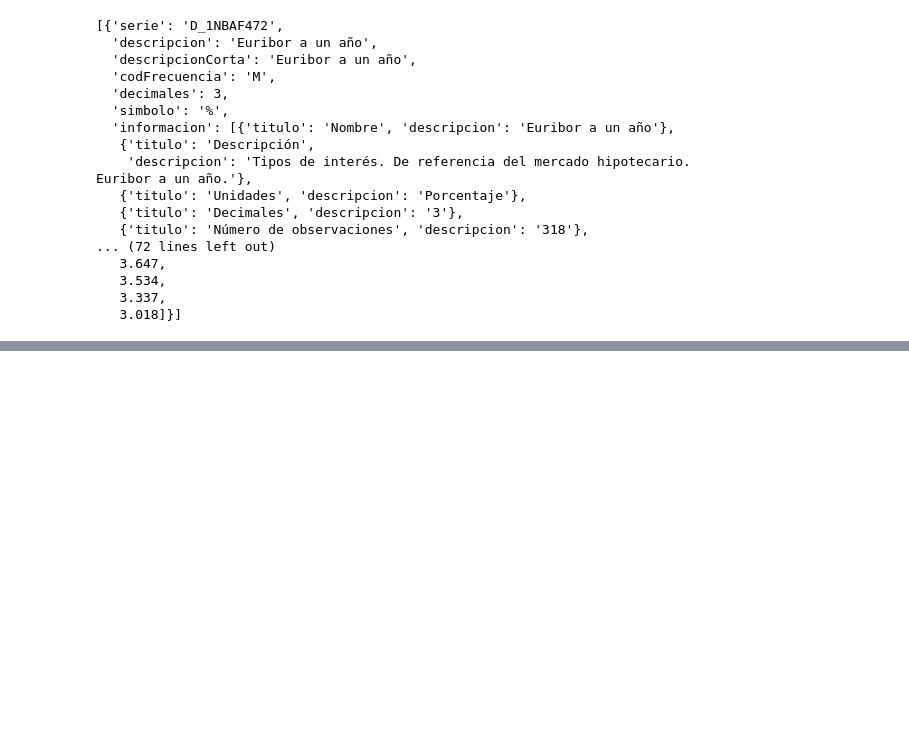
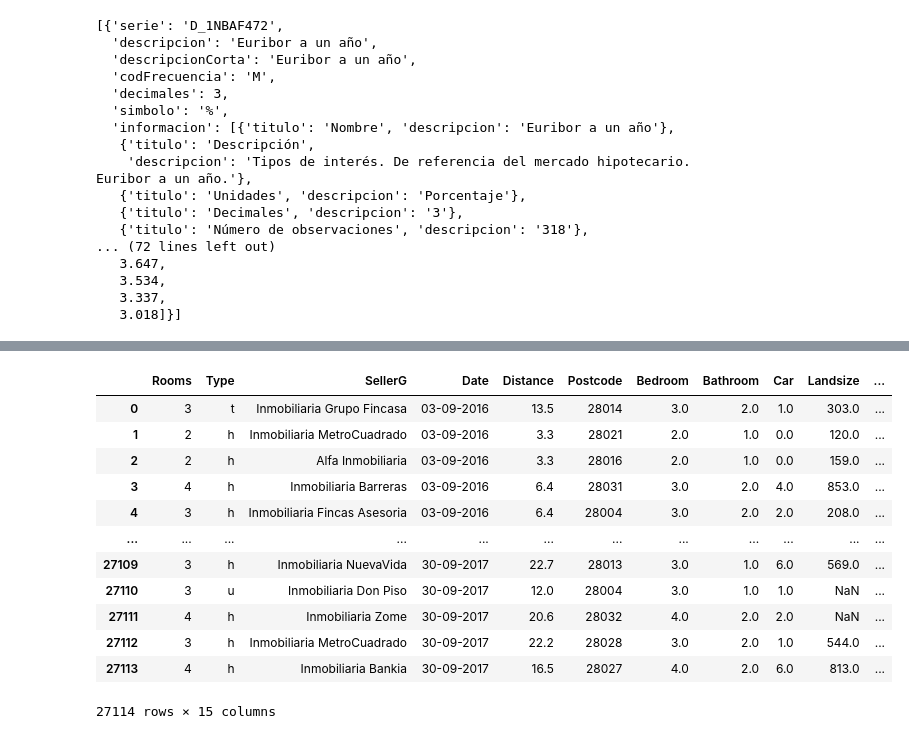
Before and after one commit to Gabijc/Mini_proyecto, a Jupyter notebook: pruebas.ipynb, the cells around one changed output, grey strips where cells are left out. Saved outputs shown, nothing was run; the diff lists cells and outputs as text; code cells hidden in the pictures; blank space fills up the shorter version.

```diff
--- a/pruebas.ipynb
+++ b/pruebas.ipynb
@@ -53,0 +103,17 @@ Mercado inmobiliario: precios para residentes vs precios para alquiler, ver como
+# %%
+data = pd.read_csv("Madrid_Housing.csv")
+data
+# %% [output]
+|  | Rooms | Type | SellerG | Date | Distance | Postcode | Bedroom | Bathroom | Car | Landsize | ... |
+| 0 | 3 | t | Inmobiliaria Grupo Fincasa | 03-09-2016 | 13.5 | 28014 | 3.0 | 2.0 | 1.0 | 303.0 | ... |
+| 1 | 2 | h | Inmobiliaria MetroCuadrado | 03-09-2016 | 3.3 | 28021 | 2.0 | 1.0 | 0.0 | 120.0 | ... |
+| 2 | 2 | h | Alfa Inmobiliaria | 03-09-2016 | 3.3 | 28016 | 2.0 | 1.0 | 0.0 | 159.0 | ... |
+| 3 | 4 | h | Inmobiliaria Barreras | 03-09-2016 | 6.4 | 28031 | 3.0 | 2.0 | 4.0 | 853.0 | ... |
+| 4 | 3 | h | Inmobiliaria Fincas Asesoria | 03-09-2016 | 6.4 | 28004 | 3.0 | 2.0 | 2.0 | 208.0 | ... |
+| ... | ... | ... | ... | ... | ... | ... | ... | ... | ... | ... | ... |
+| 27109 | 3 | h | Inmobiliaria NuevaVida | 30-09-2017 | 22.7 | 28013 | 3.0 | 1.0 | 6.0 | 569.0 | ... |
+| 27110 | 3 | u | Inmobiliaria Don Piso | 30-09-2017 | 12.0 | 28004 | 3.0 | 1.0 | 1.0 | NaN | ... |
+| 27111 | 4 | h | Inmobiliaria Zome | 30-09-2017 | 20.6 | 28032 | 4.0 | 2.0 | 2.0 | NaN | ... |
+| 27112 | 3 | h | Inmobiliaria MetroCuadrado | 30-09-2017 | 22.2 | 28028 | 3.0 | 2.0 | 1.0 | 544.0 | ... |
+| 27113 | 4 | h | Inmobiliaria Bankia | 30-09-2017 | 16.5 | 28027 | 4.0 | 2.0 | 6.0 | 813.0 | ... |
+27114 rows × 15 columns
```
Also changed, not shown: parts of 10 cells of this notebook, 1 other file.
